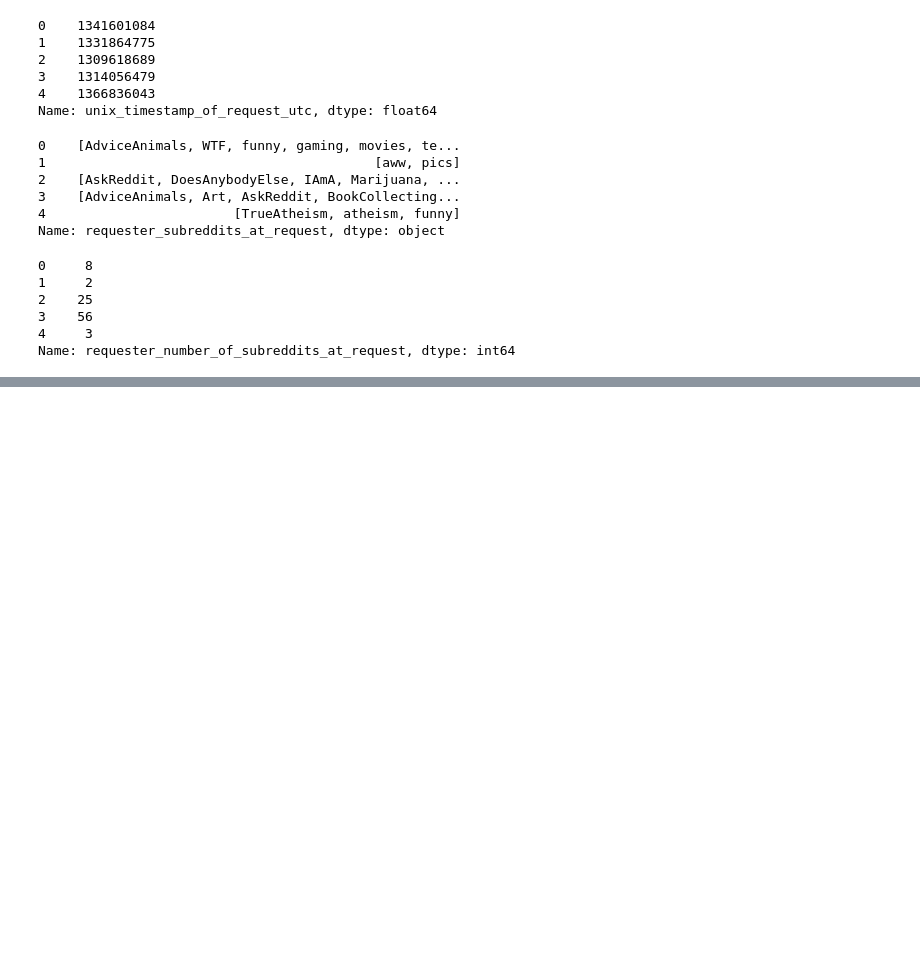
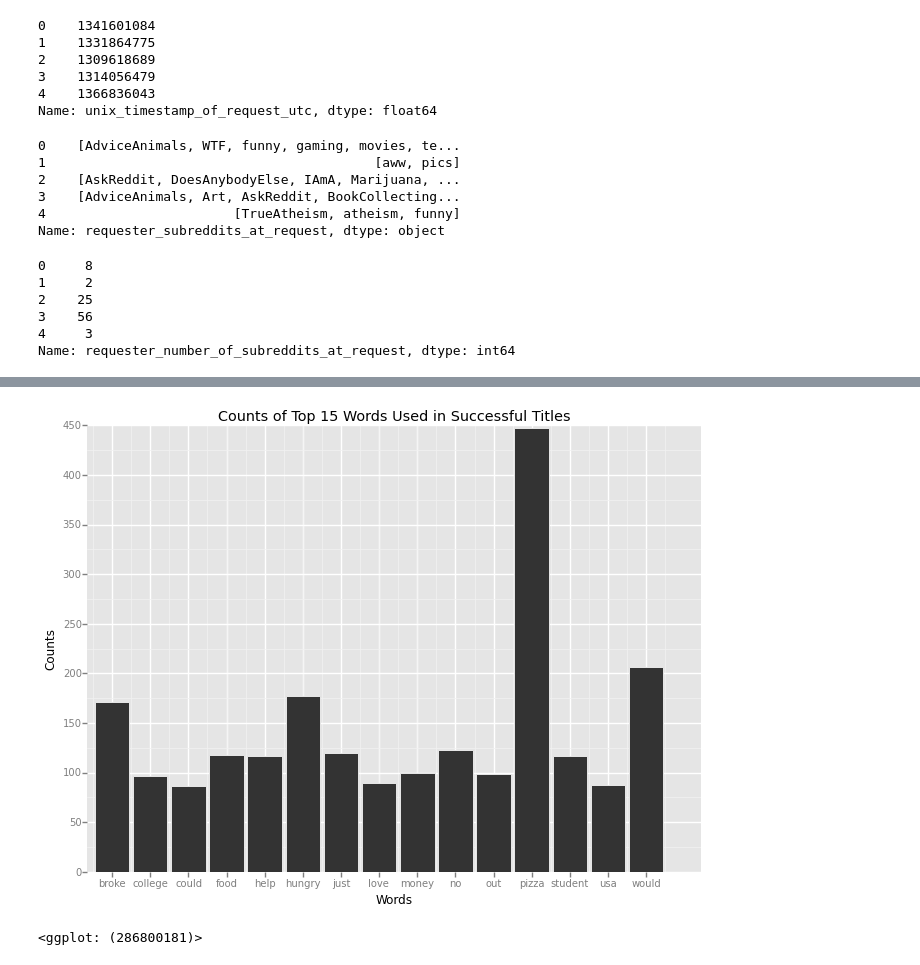
Before and after one commit to asbhat/data-science-class, a Jupyter notebook: data-processing-assignment/pizza_request_dataset/1.9 Data Processing.ipynb, the cells around one changed output, grey strips where cells are left out. Drawn from its saved outputs; the diff is of its cells as text; code cells hidden in the pictures; blank space fills up the shorter version.

Commit message:
use of words in successful titles

```diff
--- a/data-processing-assignment/pizza_request_dataset/1.9 Data Processing.ipynb
+++ b/data-processing-assignment/pizza_request_dataset/1.9 Data Processing.ipynb
@@ -119,0 +193,4 @@ Name: requester_number_of_subreddits_at_request, dtype: int64
+# %%
+topSuccessTitleWords = sorted([[key, editedSuccessTitleWords[key]] for key in editedSuccessTitleWords], key=lambda x:x[1], reverse=True)[:16]
+# %%
+topSuccessTitleWords.pop(2)
@@ -119,0 +217,6 @@ Name: requester_number_of_subreddits_at_request, dtype: int64
+# %%
+pdTopSuccessTitleWords = pd.DataFrame(topSuccessTitleWords)
+# %%
+pdTopSuccessTitleWords['words'] = pdTopSuccessTitleWords.pop(0)
+pdTopSuccessTitleWords['counts'] = pdTopSuccessTitleWords.pop(1)
+pdTopSuccessTitleWords
@@ -119,0 +241,6 @@ Name: requester_number_of_subreddits_at_request, dtype: int64
+# %%
+from ggplot import *
+ggplot(pdTopSuccessTitleWords, aes(x='words', weight='counts')) + geom_bar() + xlab('Words') + ylab('Counts') + ggtitle('Counts of Top 15 Words Used in Successful Titles')
+# %% [output]
+[figure, added]
+<ggplot: (286800181)>
```
Also changed, not shown: parts of 15 cells of this notebook.
